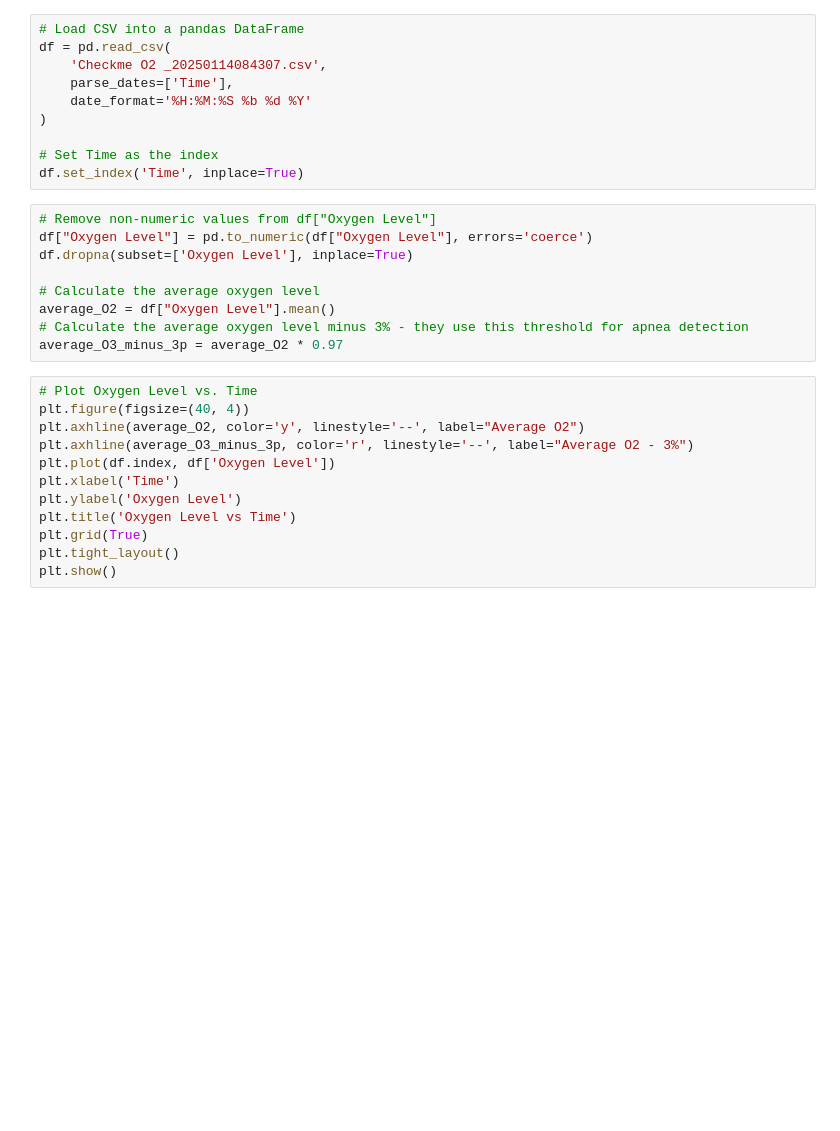
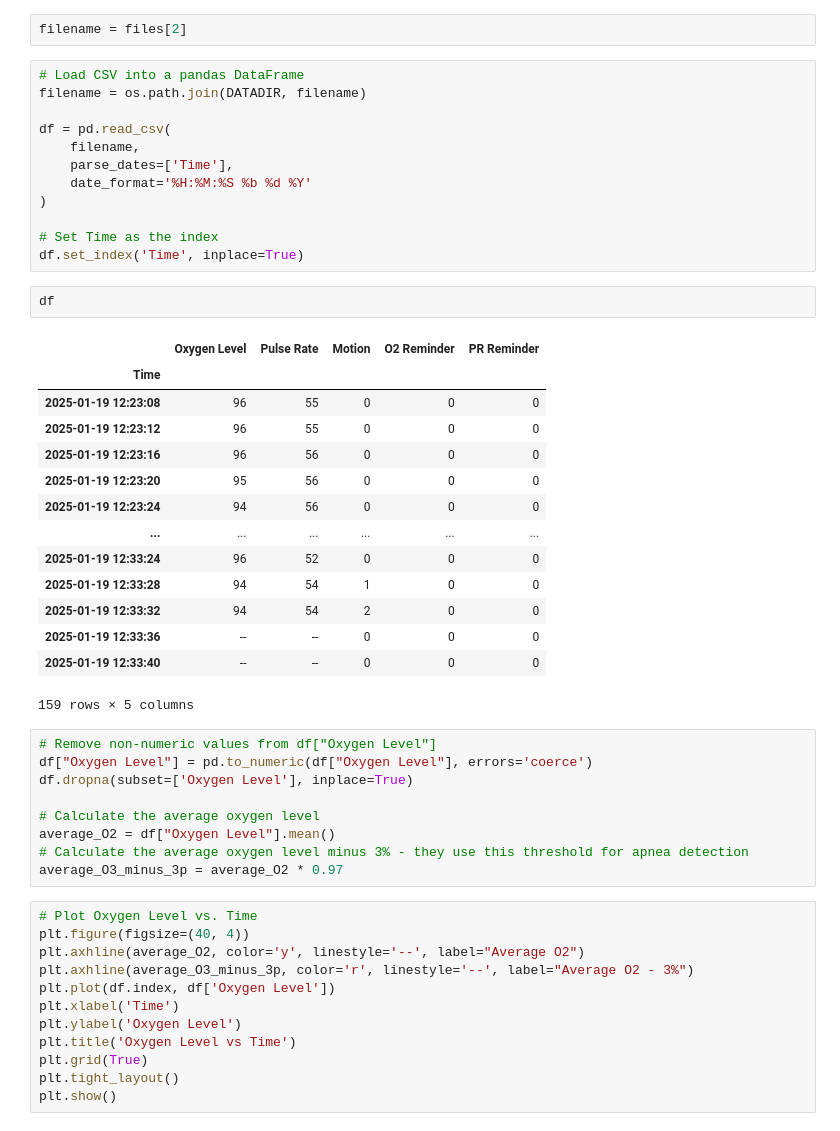
Before and after one commit to abbbe/bbp_o2, a Jupyter notebook: main.ipynb, the cells around one changed output. Cells and saved outputs as stored; diff of their text form; blank space fills up the shorter version.

```diff
--- a/main.ipynb
+++ b/main.ipynb
@@ -6,13 +15,34 @@ from scipy.signal import find_peaks, savgol_filter
+# %%
+filename = files[2]
 # %%
 # Load CSV into a pandas DataFrame
+filename = os.path.join(DATADIR, filename)
+
 df = pd.read_csv(
-    'Checkme O2 _20250114084307.csv',
+    filename,
     parse_dates=['Time'],
     date_format='%H:%M:%S %b %d %Y'
 )
 
 # Set Time as the index
 df.set_index('Time', inplace=True)
+# %%
+df
+# %% [output]
+|  | Oxygen Level | Pulse Rate | Motion | O2 Reminder | PR Reminder |
+| Time |  |  |  |  |  |
+| 2025-01-19 12:23:08 | 96 | 55 | 0 | 0 | 0 |
+| 2025-01-19 12:23:12 | 96 | 55 | 0 | 0 | 0 |
+| 2025-01-19 12:23:16 | 96 | 56 | 0 | 0 | 0 |
+| 2025-01-19 12:23:20 | 95 | 56 | 0 | 0 | 0 |
+| 2025-01-19 12:23:24 | 94 | 56 | 0 | 0 | 0 |
+| ... | ... | ... | ... | ... | ... |
+| 2025-01-19 12:33:24 | 96 | 52 | 0 | 0 | 0 |
+| 2025-01-19 12:33:28 | 94 | 54 | 1 | 0 | 0 |
+| 2025-01-19 12:33:32 | 94 | 54 | 2 | 0 | 0 |
+| 2025-01-19 12:33:36 | -- | -- | 0 | 0 | 0 |
+| 2025-01-19 12:33:40 | -- | -- | 0 | 0 | 0 |
+159 rows × 5 columns
 # %%
 # Remove non-numeric values from df["Oxygen Level"]
 df["Oxygen Level"] = pd.to_numeric(df["Oxygen Level"], errors='coerce')
```
Also changed, not shown: parts of 7 cells of this notebook, 3 other files.
